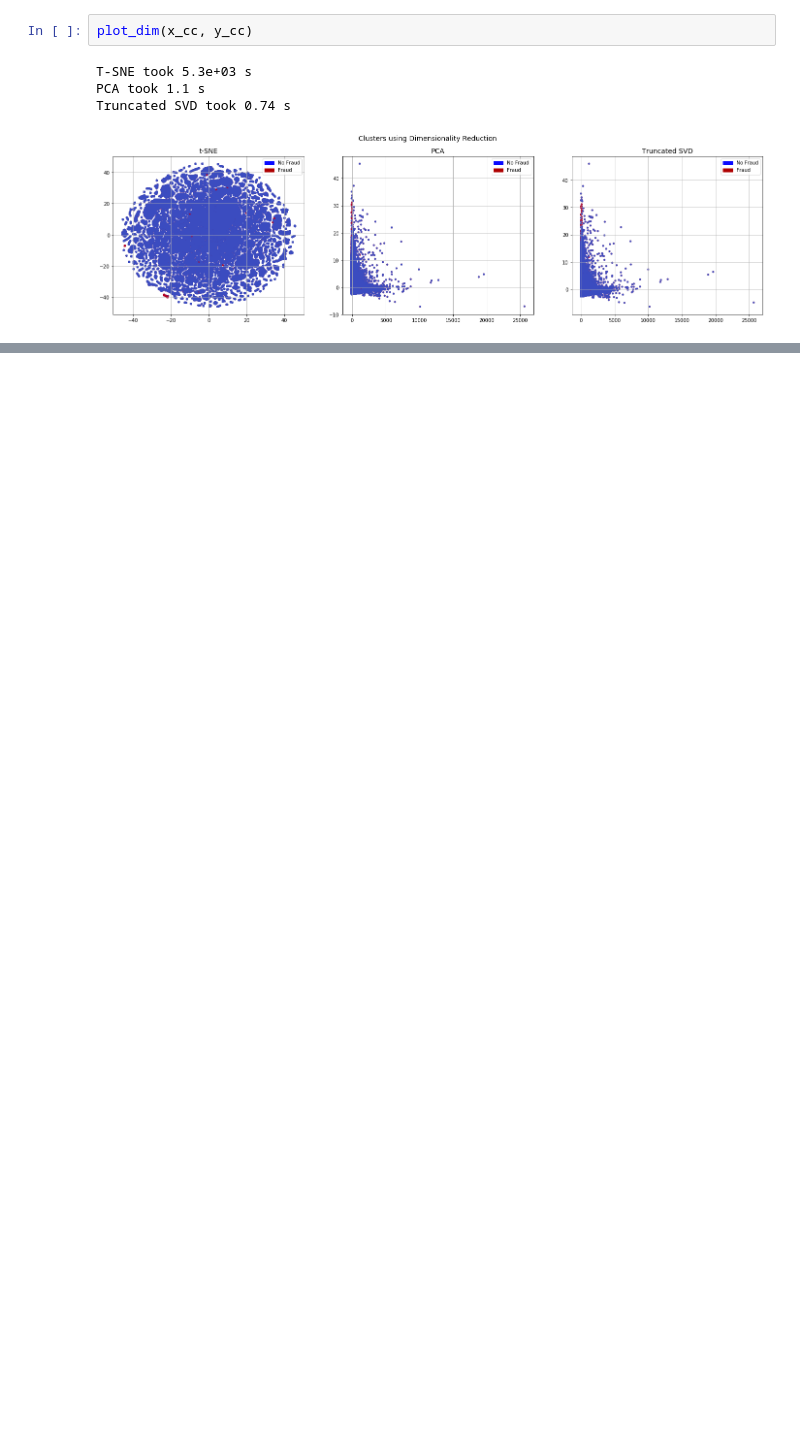
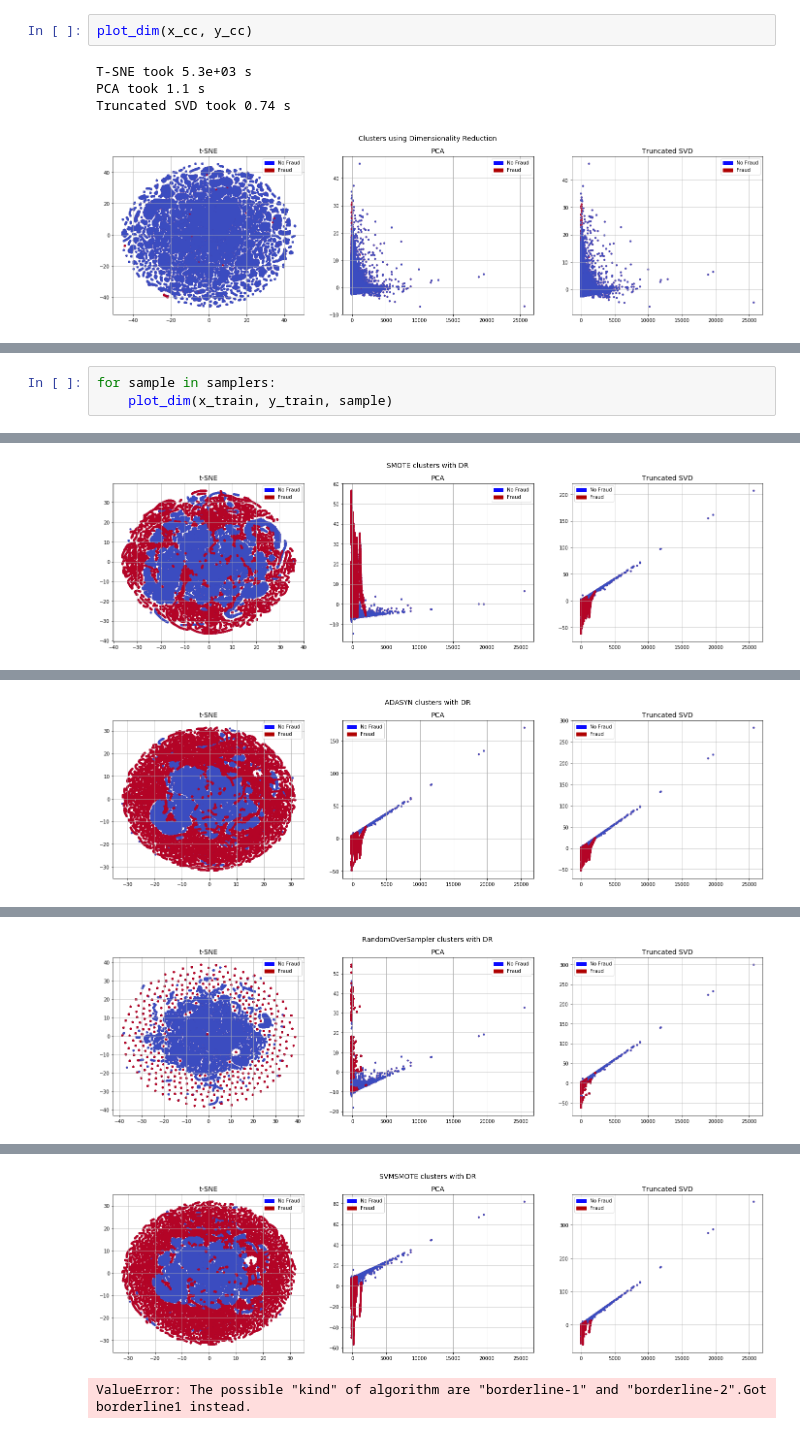
Before and after one commit to Chialijuan/JupyterNotes, a Jupyter notebook: ImbalancedDataset_EDA.ipynb, the cells around one changed output, grey strips where cells are left out. Cells and saved outputs as stored; diff of their text form; blank space fills up the shorter version.

```diff
--- a/ImbalancedDataset_EDA.ipynb
+++ b/ImbalancedDataset_EDA.ipynb
@@ -116,0 +134,4 @@ Truncated SVD took 0.74 s
+# %%
+for sample in samplers:
+    plot_dim(x_train, y_train, sample)
+# %% [output]
@@ -116,0 +141 @@ Truncated SVD took 0.74 s
+[figure, added]
@@ -116,0 +145 @@ Truncated SVD took 0.74 s
+[figure, added]
@@ -116,0 +149 @@ Truncated SVD took 0.74 s
+[figure, added]
@@ -116,0 +153,2 @@ Truncated SVD took 0.74 s
+[figure, added]
+ValueError: The possible "kind" of algorithm are "borderline-1" and "borderline-2".Got borderline1 instead.
```
Also changed, not shown: parts of 5 cells of this notebook, 2 other files.
